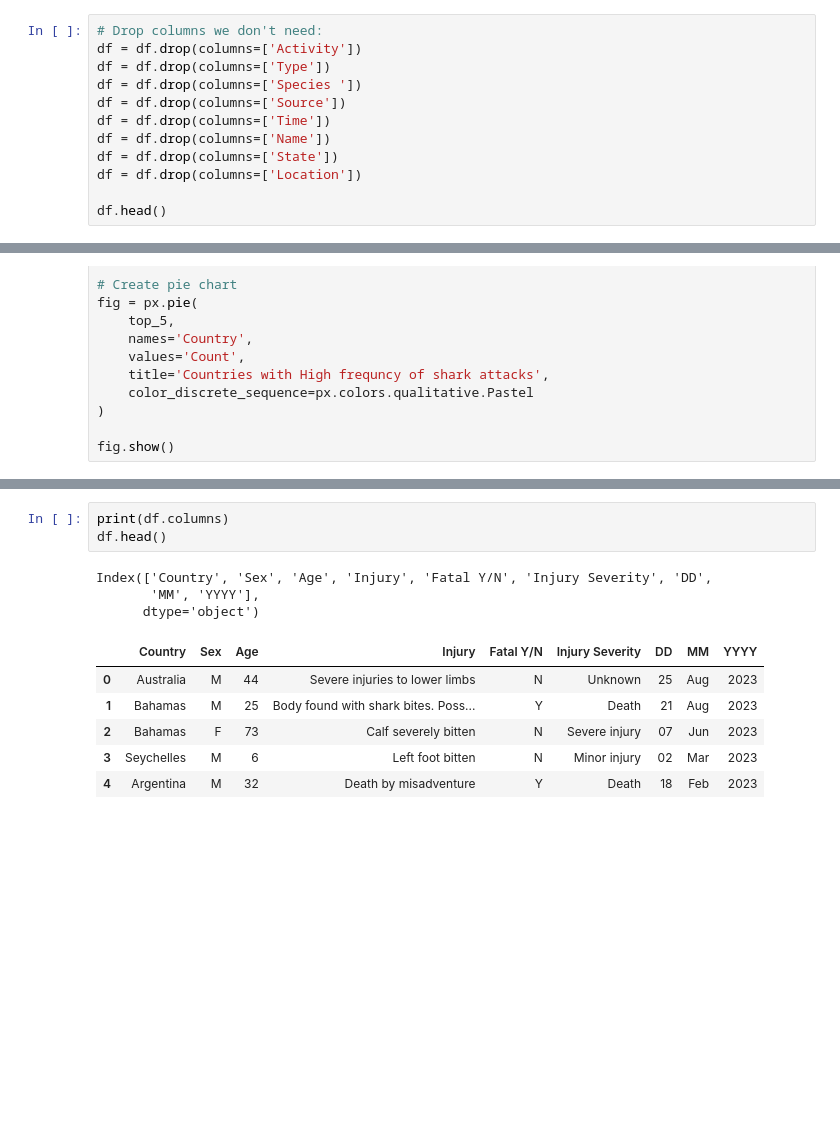
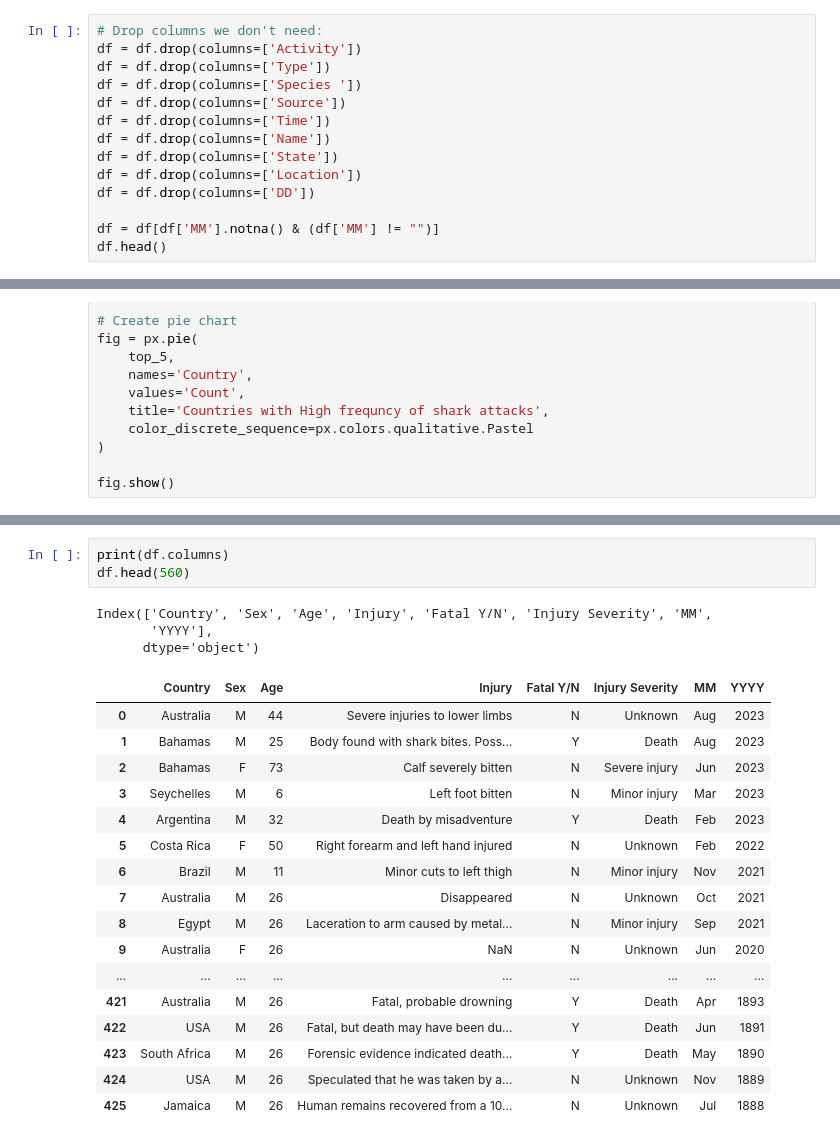
Before and after one commit to samia-boubaya/02_project-shark-attacks, a Jupyter notebook: notebooks/samia.ipynb, the cells around one changed output, grey strips where cells are left out. Cells and saved outputs as stored; diff of their text form; blank space fills up the shorter version.

```diff
--- a/notebooks/samia.ipynb
+++ b/notebooks/samia.ipynb
@@ -1119,6 +1119,8 @@ df = df.drop(columns=['Time'])
 df = df.drop(columns=['Name'])
 df = df.drop(columns=['State'])
 df = df.drop(columns=['Location'])
+df = df.drop(columns=['DD'])
 
+df = df[df['MM'].notna() & (df['MM'] != "")]
 df.head()
 # %% [output]
@@ -1221,14 +1223,25 @@ Index(['Country', 'Sex', 'Age', 'Injury', 'Fatal Y/N', 'Injury Severity', 'DD',
       dtype='object')
 # %%
 print(df.columns)
-df.head()
+df.head(560)
 # %% [output]
-Index(['Country', 'Sex', 'Age', 'Injury', 'Fatal Y/N', 'Injury Severity', 'DD',
-       'MM', 'YYYY'],
+Index(['Country', 'Sex', 'Age', 'Injury', 'Fatal Y/N', 'Injury Severity', 'MM',
+       'YYYY'],
       dtype='object')
-|  | Country | Sex | Age | Injury | Fatal Y/N | Injury Severity | DD | MM | YYYY |
-| 0 | Australia | M | 44 | Severe injuries to lower limbs | N | Unknown | 25 | Aug | 2023 |
-| 1 | Bahamas | M | 25 | Body found with shark bites. Poss... | Y | Death | 21 | Aug | 2023 |
-| 2 | Bahamas | F | 73 | Calf severely bitten | N | Severe injury | 07 | Jun | 2023 |
-| 3 | Seychelles | M | 6 | Left foot bitten | N | Minor injury | 02 | Mar | 2023 |
-| 4 | Argentina | M | 32 | Death by misadventure | Y | Death | 18 | Feb | 2023 |
+|  | Country | Sex | Age | Injury | Fatal Y/N | Injury Severity | MM | YYYY |
+| 0 | Australia | M | 44 | Severe injuries to lower limbs | N | Unknown | Aug | 2023 |
+| 1 | Bahamas | M | 25 | Body found with shark bites. Poss... | Y | Death | Aug | 2023 |
+| 2 | Bahamas | F | 73 | Calf severely bitten | N | Severe injury | Jun | 2023 |
+| 3 | Seychelles | M | 6 | Left foot bitten | N | Minor injury | Mar | 2023 |
+| 4 | Argentina | M | 32 | Death by misadventure | Y | Death | Feb | 2023 |
+| 5 | Costa Rica | F | 50 | Right forearm and left hand injured | N | Unknown | Feb | 2022 |
+| 6 | Brazil | M | 11 | Minor cuts to left thigh | N | Minor injury | Nov | 2021 |
+| 7 | Australia | M | 26 | Disappeared | N | Unknown | Oct | 2021 |
+| 8 | Egypt | M | 26 | Laceration to arm caused by metal... | N | Minor injury | Sep | 2021 |
+| 9 | Australia | F | 26 | NaN | N | Unknown | Jun | 2020 |
+| ... | ... | ... | ... | ... | ... | ... | ... | ... |
+| 421 | Australia | M | 26 | Fatal, probable drowning | Y | Death | Apr | 1893 |
+| 422 | USA | M | 26 | Fatal, but death may have been du... | Y | Death | Jun | 1891 |
+| 423 | South Africa | M | 26 | Forensic evidence indicated death... | Y | Death | May | 1890 |
+| 424 | USA | M | 26 | Speculated that he was taken by a... | N | Unknown | Nov | 1889 |
+| 425 | Jamaica | M | 26 | Human remains recovered from a 10... | N | Unknown | Jul | 1888 |
```
Also changed, not shown: parts of 9 cells of this notebook, 6 other files.
